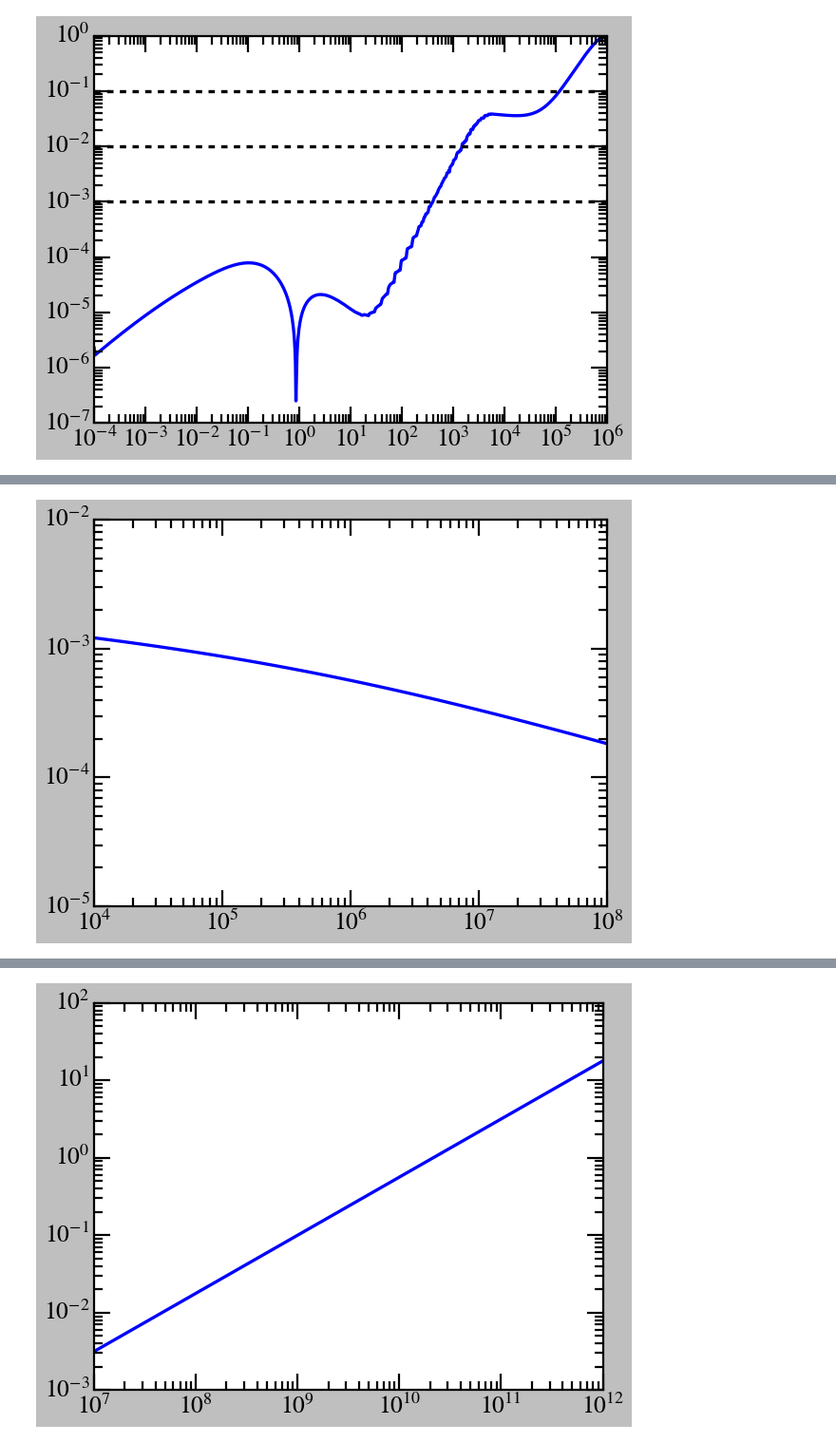
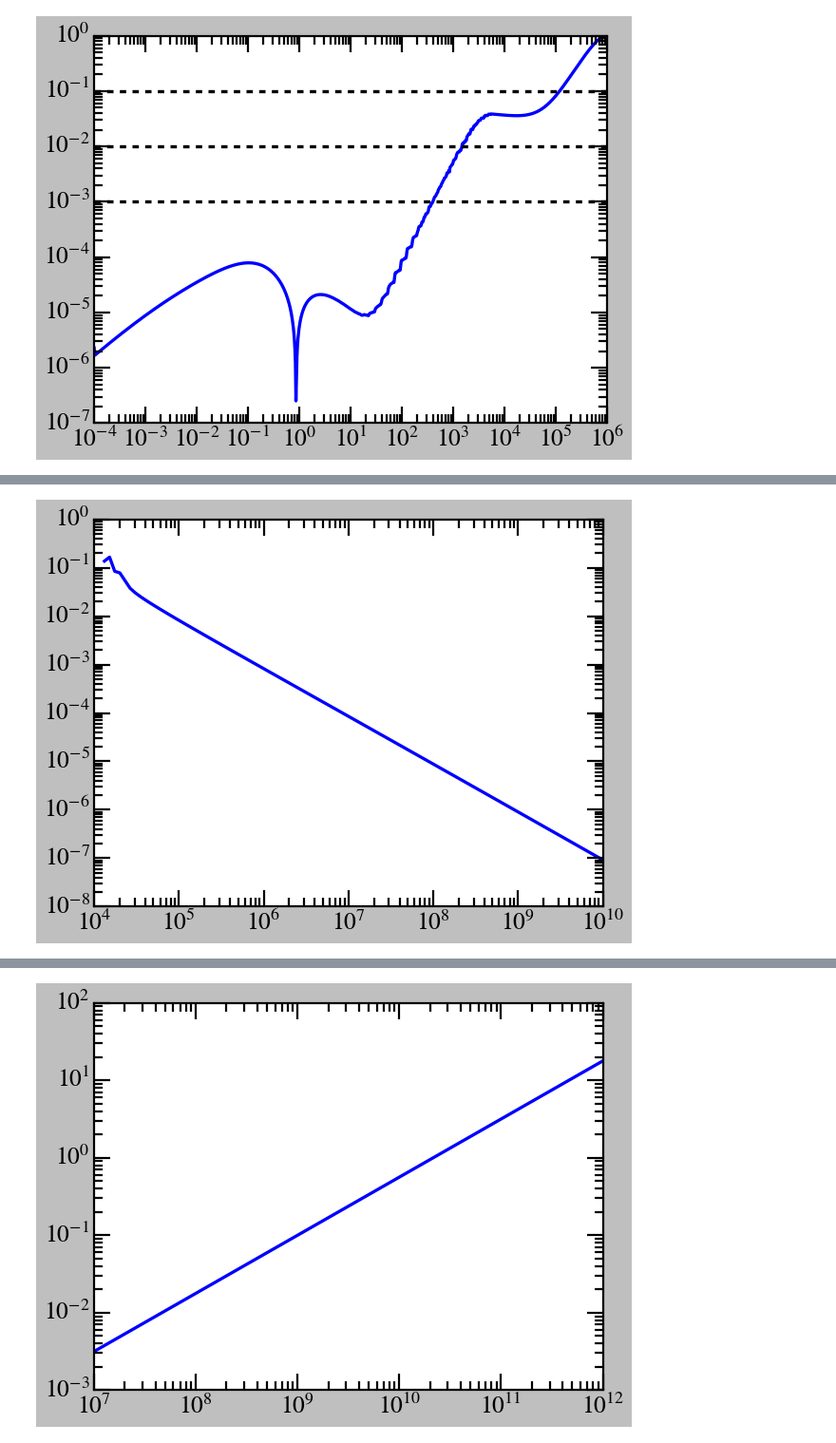
Before and after one commit to vinh-qtran/TidalDisruptionLRD, a Jupyter notebook: nbs/test.ipynb, the cells around one changed output, grey strips where cells are left out. Shown at 95% size. Cells and saved outputs as stored; diff of their text form; code cells hidden in the pictures.

```diff
--- a/nbs/test.ipynb
+++ b/nbs/test.ipynb
@@ -114,33 +101,28 @@ plt.show()
 # %%
-M_bh = np.logspace(4, 11, 100)
-sigma = 200 * (M_bh / 3.09e8) ** (1 / 4.38)
-# sigma = 200 * (M_bh / 1.48e8) ** (1 / 4.65)
-r_h = G * M_bh / sigma**2 / 2
+M_bh = np.logspace(4, 10, 100)
+# M_s = profile.M_s * M_bh
+# a = 0.55 * (M_s / 1e9) ** 0.75
+# r_h = a / profile.a
+sigma = 100
+r_h = G * M_bh / sigma**2
 
-tde = tde_rate.SalpeterTDERate(
+tde = tde_rate.SingleMassTDERate(
     dimensionless_profile=profile,
-    m_s_bins=np.linspace(0.08, 10, 1000),
+    m_s_bins=np.linspace(0.08, 2, 1000),
     M_bhs=M_bh,
     r_hs=r_h,
 )
-
-# tde_const = tde_rate.SingleMassTDERate(
-#     dimensionless_profile=profile,
-#     m_s_bins=np.linspace(0.08, 10, 1000),
-#     M_bhs=M_bh,
-#     r_hs=r_h_const,
-# )
 # %%
 plt.plot(tde.M_bhs, tde.N_TDEs)
 # plt.plot(tde_const.M_bhs, tde_const.N_TDEs)
 
 plt.xscale("log")
 plt.yscale("log")
 
-plt.xlim(1e4, 1e8)
+# plt.xlim(1e4, 1e8)
 # plt.ylim(1e-5, 1e0)
 
 plt.tight_layout()
 plt.show()
 # %% [output]
-[figure, old version]
+[figure, new version]
```
Also changed, not shown: parts of 7 cells of this notebook, 3 other files.
